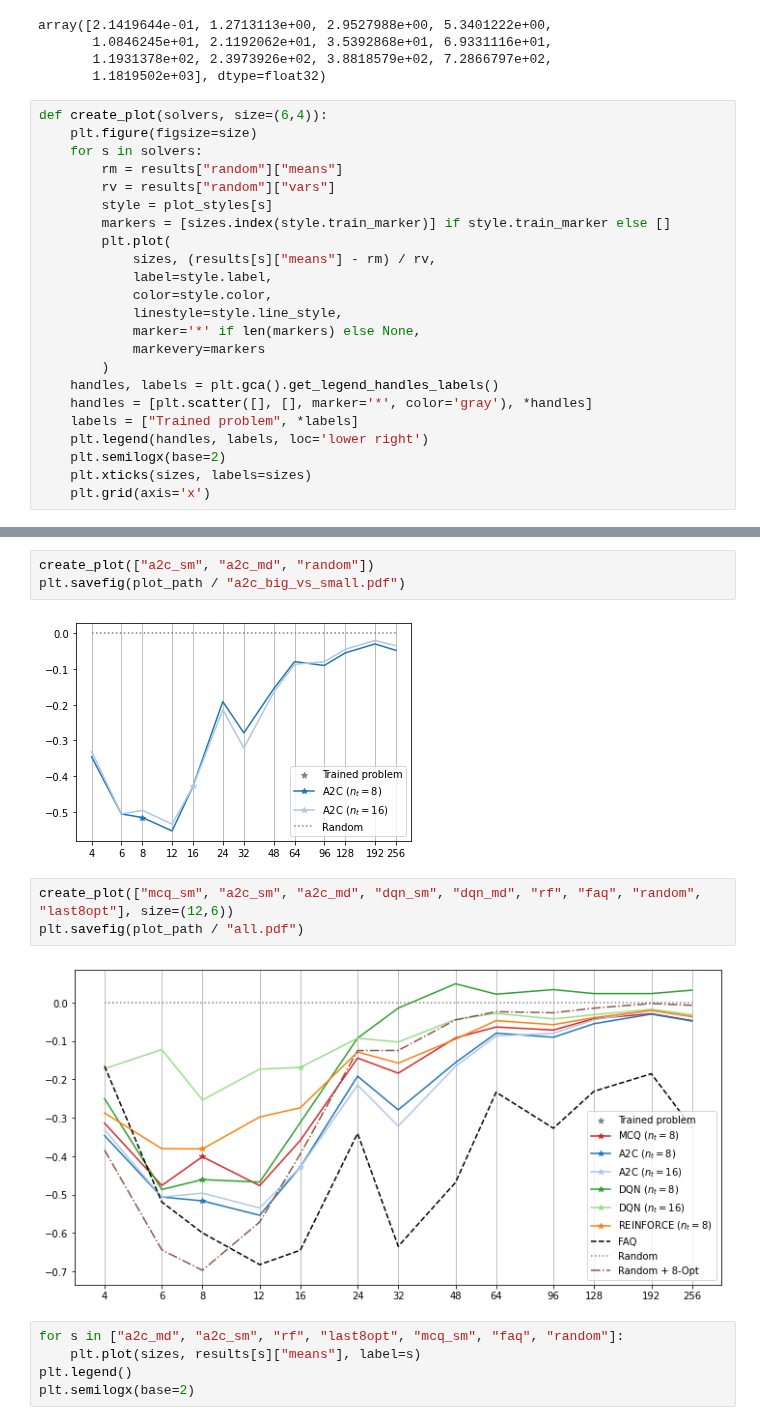
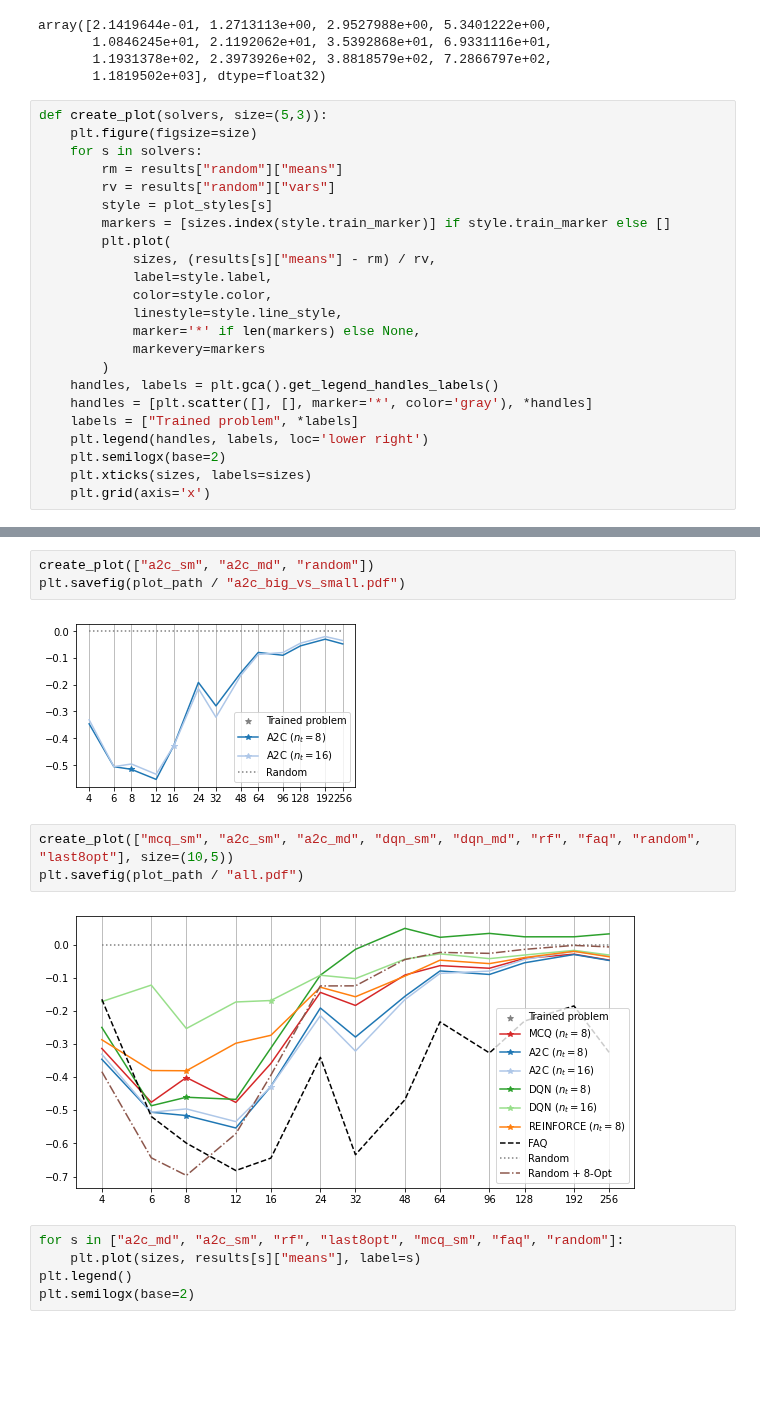
Before and after one commit to timgott/DeepQAP, a Jupyter notebook: evaluation/Generalization_by_size.ipynb, the cells around one changed output, grey strips where cells are left out. Cells and saved outputs as stored; diff of their text form; blank space fills up the shorter version.

Commit message:
Make generalization plots smaller

```diff
--- a/evaluation/Generalization_by_size.ipynb
+++ b/evaluation/Generalization_by_size.ipynb
@@ -247,7 +247,7 @@ array([2.1419644e-01, 1.2713113e+00, 2.9527988e+00, 5.3401222e+00,
        1.1931378e+02, 2.3973926e+02, 3.8818579e+02, 7.2866797e+02,
        1.1819502e+03], dtype=float32)
 # %%
-def create_plot(solvers, size=(6,4)):
+def create_plot(solvers, size=(5,3)):
     plt.figure(figsize=size)
     for s in solvers:
         rm = results["random"]["means"]
@@ -293,12 +293,12 @@ plt.savefig(plot_path / "small_agents.pdf")
 create_plot(["a2c_sm", "a2c_md", "random"])
 plt.savefig(plot_path / "a2c_big_vs_small.pdf")
 # %% [output]
-[figure, old version]
+[figure, new version]
 # %%
-create_plot(["mcq_sm", "a2c_sm", "a2c_md", "dqn_sm", "dqn_md", "rf", "faq", "random", "last8opt"], size=(12,6))
+create_plot(["mcq_sm", "a2c_sm", "a2c_md", "dqn_sm", "dqn_md", "rf", "faq", "random", "last8opt"], size=(10,5))
 plt.savefig(plot_path / "all.pdf")
 # %% [output]
-[figure, old version]
+[figure, new version]
 # %%
 for s in ["a2c_md", "a2c_sm", "rf", "last8opt", "mcq_sm", "faq", "random"]:
     plt.plot(sizes, results[s]["means"], label=s)
```
Also changed, not shown: parts of 4 cells of this notebook.
